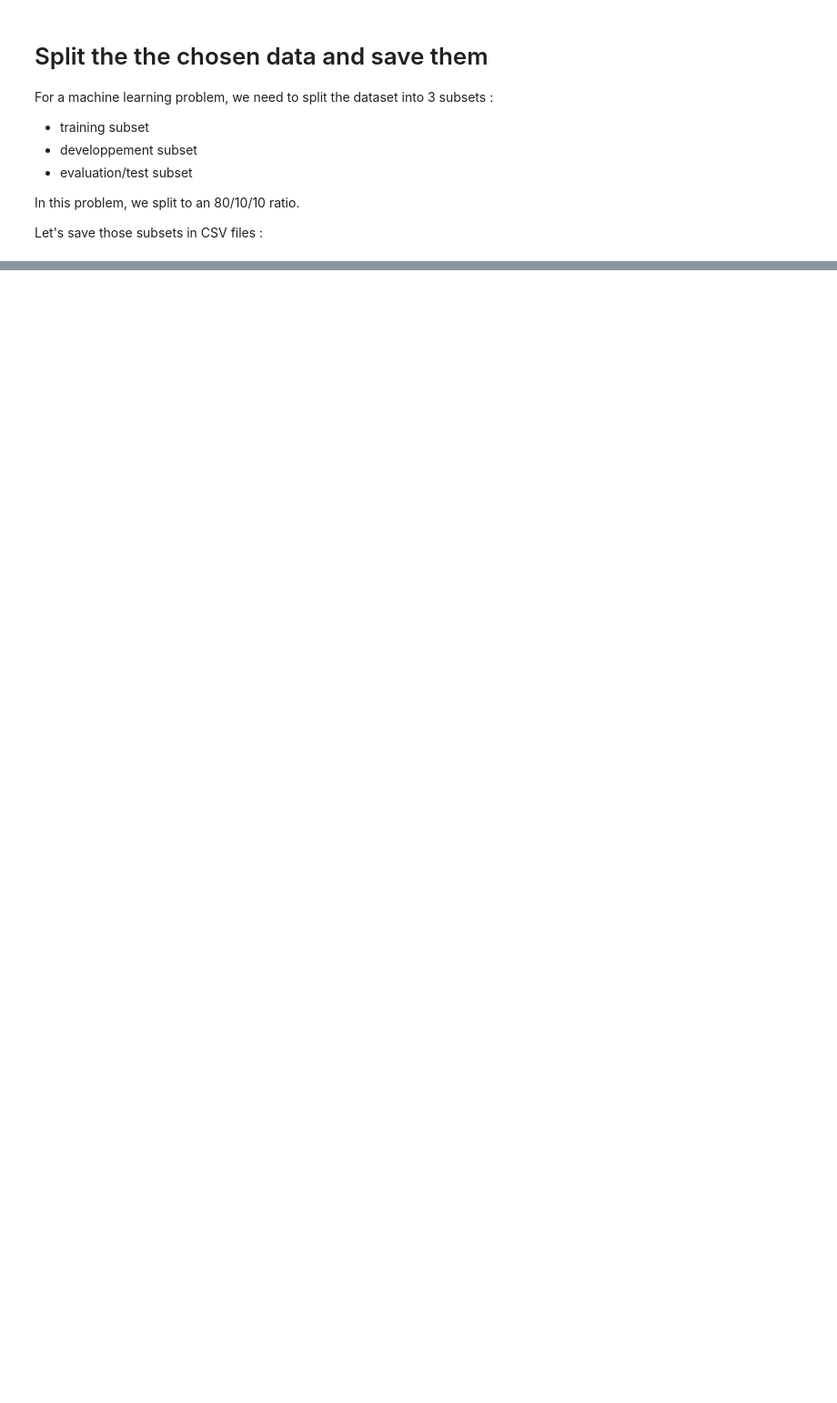
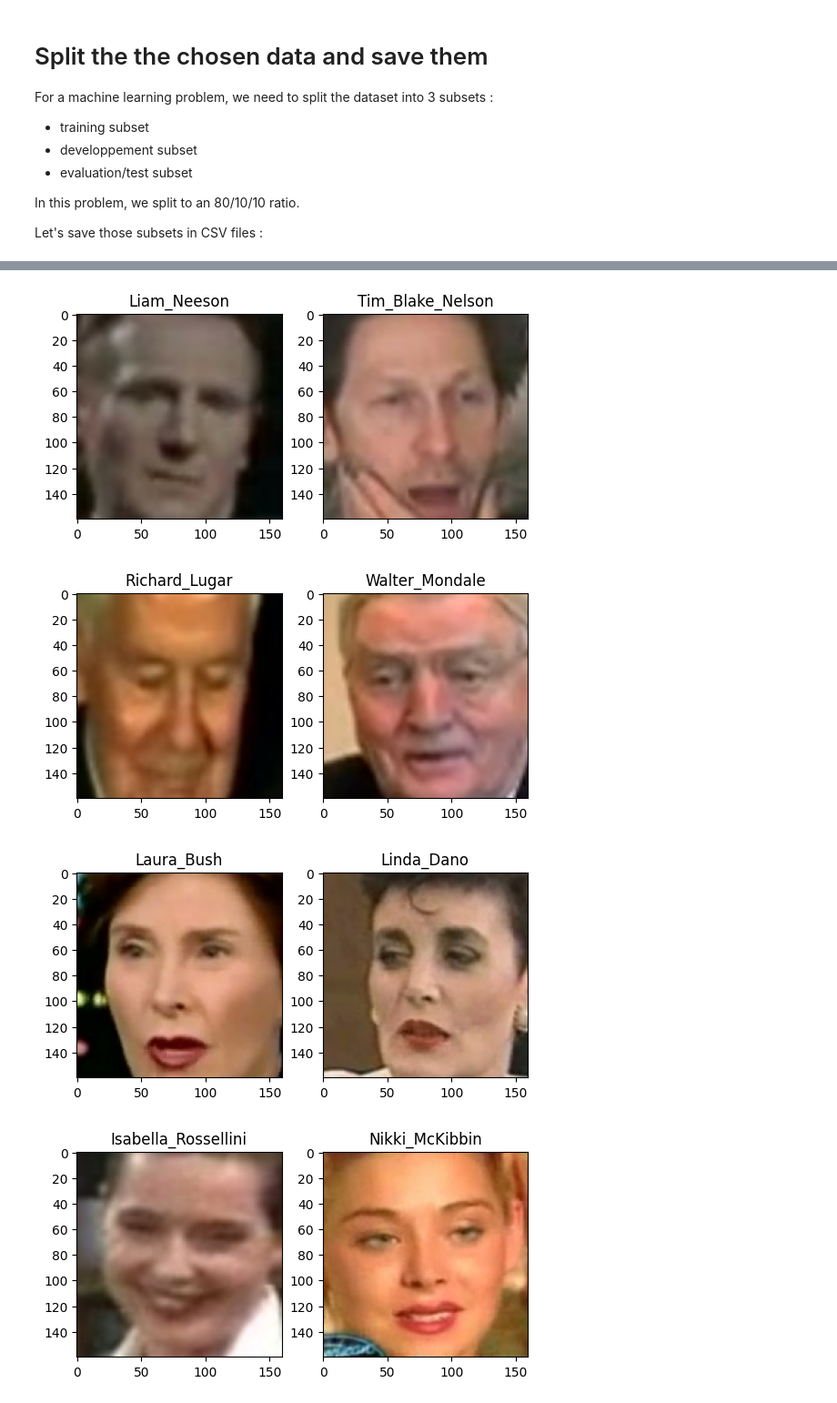
Before and after one commit to aperquin/Face-Verification, a Jupyter notebook: data_analysis.ipynb, the cells around one changed output, grey strips where cells are left out. Shown at 91% size. Drawn from its saved outputs; the diff is of its cells as text; code cells hidden in the pictures; blank space fills up the shorter version.

```diff
--- a/data_analysis.ipynb
+++ b/data_analysis.ipynb
@@ -332,0 +475,9 @@ df_dev.to_csv(output_folderpath / "dev_metadata.csv", index=None)
+# %%
+# Print ALL false positives pairs
+false_positives = results_df[(results_df["gt_label"] == 0) & (results_df["pred_label"] == 1)]
+print_pairs(false_positives)
+# %% [output]
+[figure, added]
+[figure, added]
+[figure, added]
+[figure, added]
```
Also changed, not shown: parts of 16 cells of this notebook, 1 other file.
